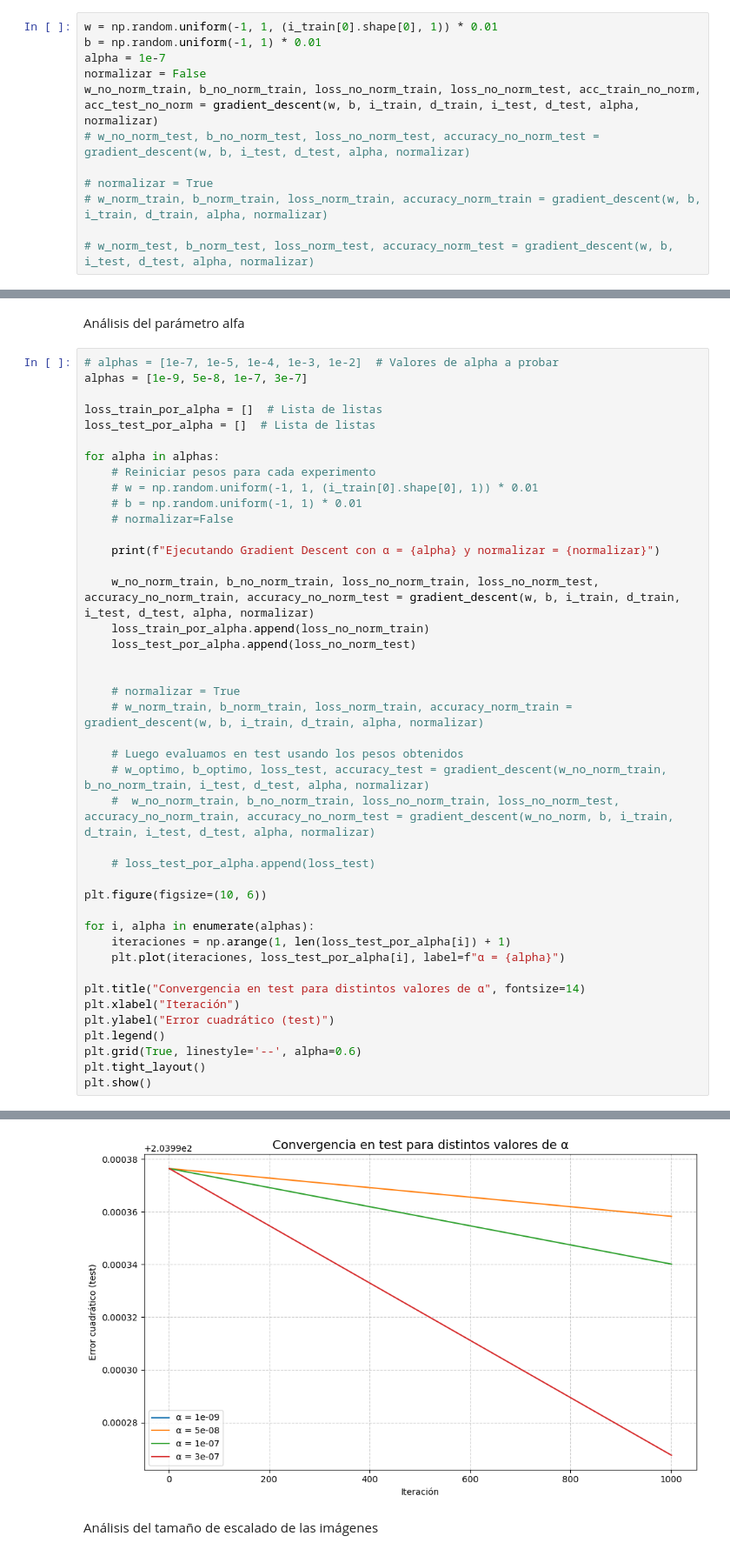
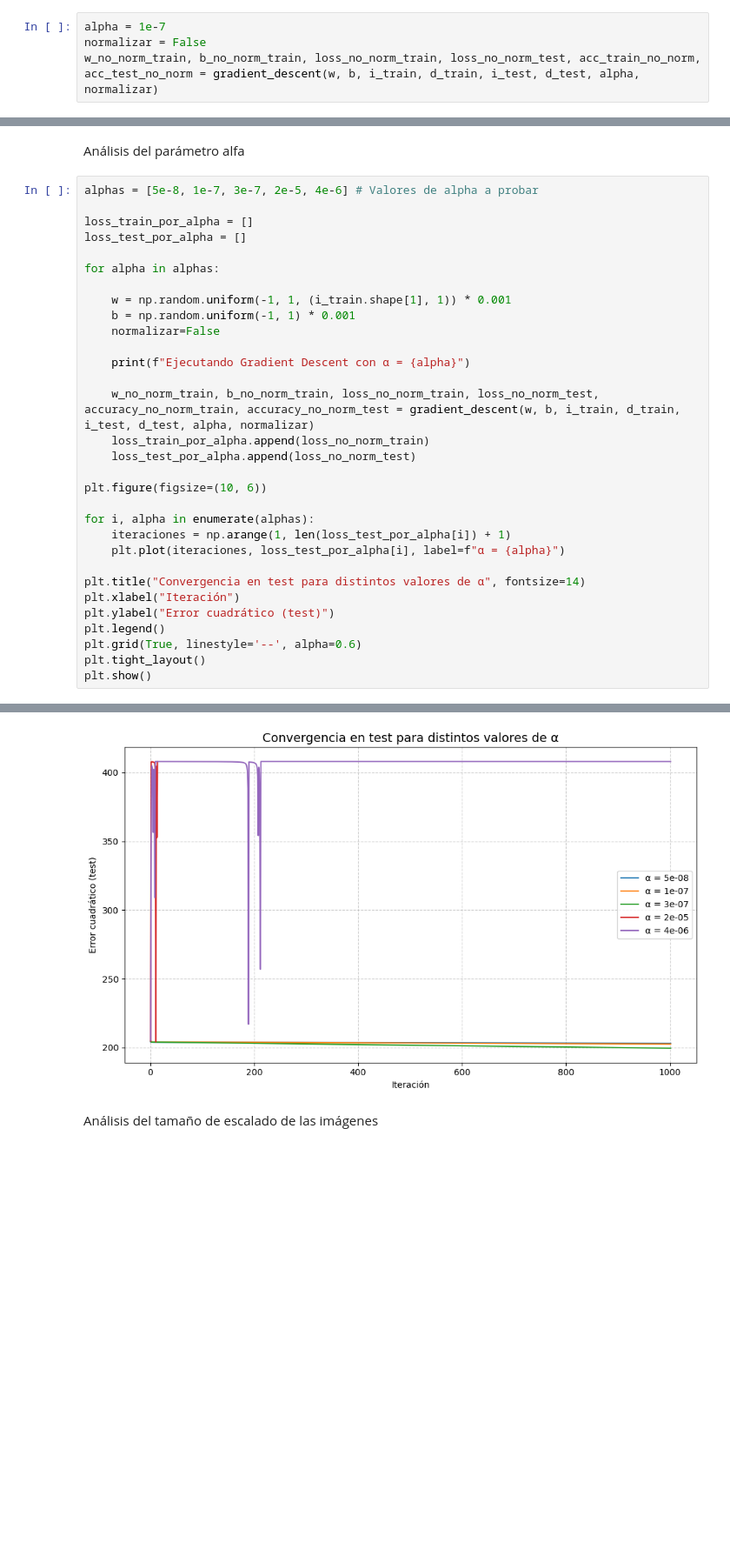
Before and after one commit to seremare9/TP2metodos, a Jupyter notebook: gd.ipynb, the cells around one changed output, grey strips where cells are left out. Shown at 87% size. Saved outputs shown, nothing was run; the diff lists cells and outputs as text; blank space fills up the shorter version.

```diff
--- a/gd.ipynb
+++ b/gd.ipynb
@@ -193,15 +193,7 @@ def gradient_descent(w, b, i_train, d_train, i_test, d_test, alpha, normalizar):
 # %%
-w = np.random.uniform(-1, 1, (i_train[0].shape[0], 1)) * 0.01
-b = np.random.uniform(-1, 1) * 0.01
 alpha = 1e-7
 normalizar = False
 w_no_norm_train, b_no_norm_train, loss_no_norm_train, loss_no_norm_test, acc_train_no_norm, acc_test_no_norm = gradient_descent(w, b, i_train, d_train, i_test, d_test, alpha, normalizar)
-# w_no_norm_test, b_no_norm_test, loss_no_norm_test, accuracy_no_norm_test = gradient_descent(w, b, i_test, d_test, alpha, normalizar)
-
-# normalizar = True
-# w_norm_train, b_norm_train, loss_norm_train, accuracy_norm_train = gradient_descent(w, b, i_train, d_train, alpha, normalizar)
-
-# w_norm_test, b_norm_test, loss_norm_test, accuracy_norm_test = gradient_descent(w, b, i_test, d_test, alpha, normalizar)
 # %%
 normalizar = True
 w_norm_train, b_norm_train, loss_norm_train, loss_norm_test, acc_train_norm, acc_test_norm = gradient_descent(w, b, i_train, d_train, i_test, d_test, alpha, normalizar)
@@ -397,33 +297,22 @@ plt.show()
 # %% [markdown]
 Análisis del parámetro alfa
 # %%
-# alphas = [1e-7, 1e-5, 1e-4, 1e-3, 1e-2]  # Valores de alpha a probar
-alphas = [1e-9, 5e-8, 1e-7, 3e-7]
+alphas = [5e-8, 1e-7, 3e-7, 2e-5, 4e-6] # Valores de alpha a probar
 
-loss_train_por_alpha = []  # Lista de listas
-loss_test_por_alpha = []  # Lista de listas
+loss_train_por_alpha = []
+loss_test_por_alpha = []
 
 for alpha in alphas:
-    # Reiniciar pesos para cada experimento
-    # w = np.random.uniform(-1, 1, (i_train[0].shape[0], 1)) * 0.01
-    # b = np.random.uniform(-1, 1) * 0.01
-    # normalizar=False
 
-    print(f"Ejecutando Gradient Descent con α = {alpha} y normalizar = {normalizar}")
+    w = np.random.uniform(-1, 1, (i_train.shape[1], 1)) * 0.001
+    b = np.random.uniform(-1, 1) * 0.001
+    normalizar=False
+
+    print(f"Ejecutando Gradient Descent con α = {alpha}")
 
     w_no_norm_train, b_no_norm_train, loss_no_norm_train, loss_no_norm_test, accuracy_no_norm_train, accuracy_no_norm_test = gradient_descent(w, b, i_train, d_train, i_test, d_test, alpha, normalizar)
     loss_train_por_alpha.append(loss_no_norm_train)
     loss_test_por_alpha.append(loss_no_norm_test)
-
-
-    # normalizar = True
-    # w_norm_train, b_norm_train, loss_norm_train, accuracy_norm_train = gradient_descent(w, b, i_train, d_train, alpha, normalizar)
-
-    # Luego evaluamos en test usando los pesos obtenidos
-    # w_optimo, b_optimo, loss_test, accuracy_test = gradient_descent(w_no_norm_train, b_no_norm_train, i_test, d_test, alpha, normalizar)
-    #  w_no_norm_train, b_no_norm_train, loss_no_norm_train, loss_no_norm_test, accuracy_no_norm_train, accuracy_no_norm_test = gradient_descent(w_no_norm, b, i_train, d_train, i_test, d_test, alpha, normalizar)
-
-    # loss_test_por_alpha.append(loss_test)
 
 plt.figure(figsize=(10, 6))
 
@@ -447,3 +337,3 @@ Ejecutando Gradient Descent con α = 3e-07 y normalizar = True
-[figure, old version]
+[figure, new version]
 # %% [markdown]
 Análisis del tamaño de escalado de las imágenes
```
Also changed, not shown: parts of 23 cells of this notebook.
